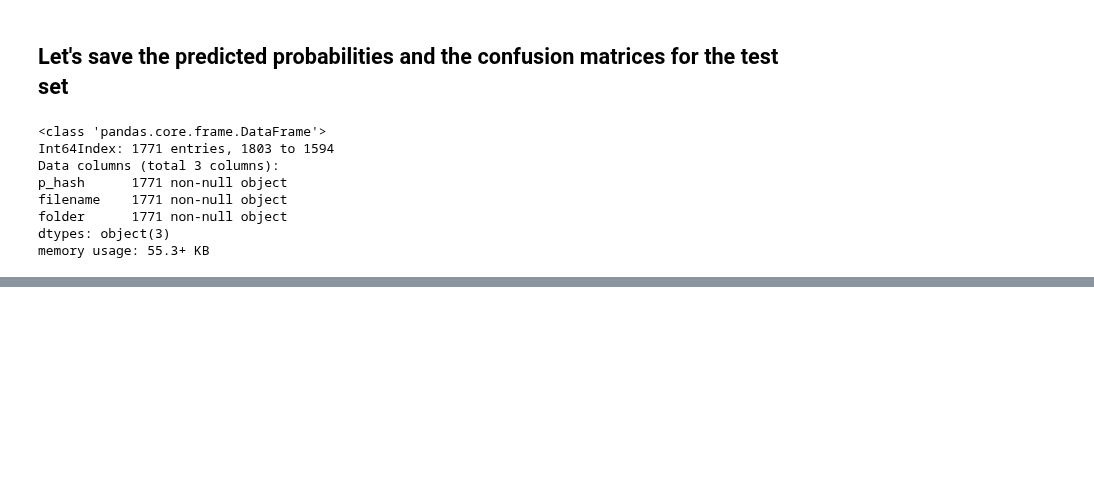
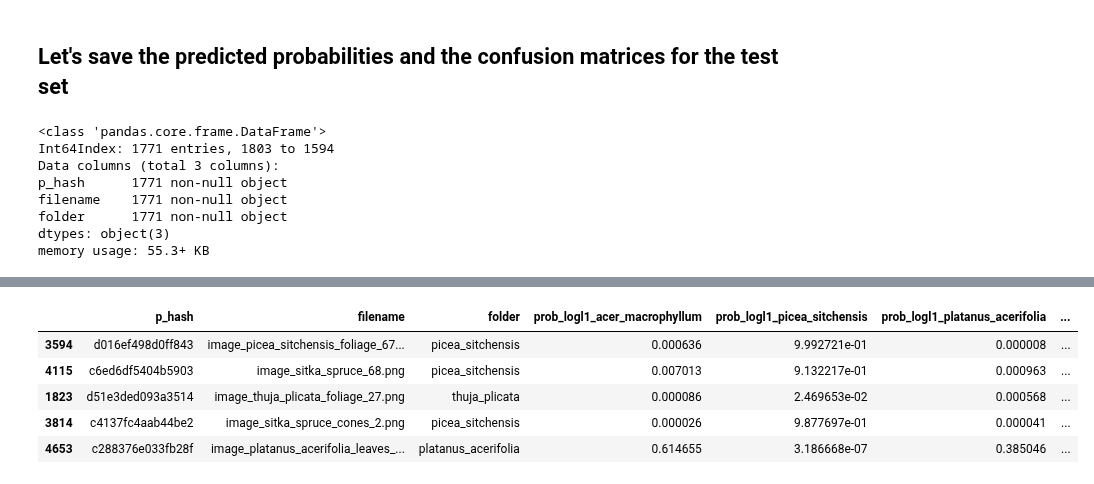
Before and after one commit to NathanielBlairStahn/tree-logic, a Jupyter notebook: notebooks/20180517_more_species/logistic_and_gb_4_species.ipynb, the cells around one changed output, grey strips where cells are left out. Saved outputs shown, nothing was run; the diff lists cells and outputs as text; code cells hidden in the pictures; blank space fills up the shorter version.

```diff
--- a/notebooks/20180517_more_species/logistic_and_gb_4_species.ipynb
+++ b/notebooks/20180517_more_species/logistic_and_gb_4_species.ipynb
@@ -480,0 +538,10 @@ memory usage: 55.3+ KB
+# %%
+llog_pred = get_predictions(features_4species_df, X_test.index, non_feature_columns, llog_model, 'prob_logl1')
+llog_pred.head()
+# %% [output]
+|  | p_hash | filename | folder | prob_logl1_acer_macrophyllum | prob_logl1_picea_sitchensis | prob_logl1_platanus_acerifolia | ... |
+| 3594 | d016ef498d0ff843 | image_picea_sitchensis_foliage_67... | picea_sitchensis | 0.000636 | 9.992721e-01 | 0.000008 | ... |
+| 4115 | c6ed6df5404b5903 | image_sitka_spruce_68.png | picea_sitchensis | 0.007013 | 9.132217e-01 | 0.000963 | ... |
+| 1823 | d51e3ded093a3514 | image_thuja_plicata_foliage_27.png | thuja_plicata | 0.000086 | 2.469653e-02 | 0.000568 | ... |
+| 3814 | c4137fc4aab44be2 | image_sitka_spruce_cones_2.png | picea_sitchensis | 0.000026 | 9.877697e-01 | 0.000041 | ... |
+| 4653 | c288376e033fb28f | image_platanus_acerifolia_leaves_... | platanus_acerifolia | 0.614655 | 3.186668e-07 | 0.385046 | ... |
```
Also changed, not shown: parts of 13 cells of this notebook, 2 other files.
